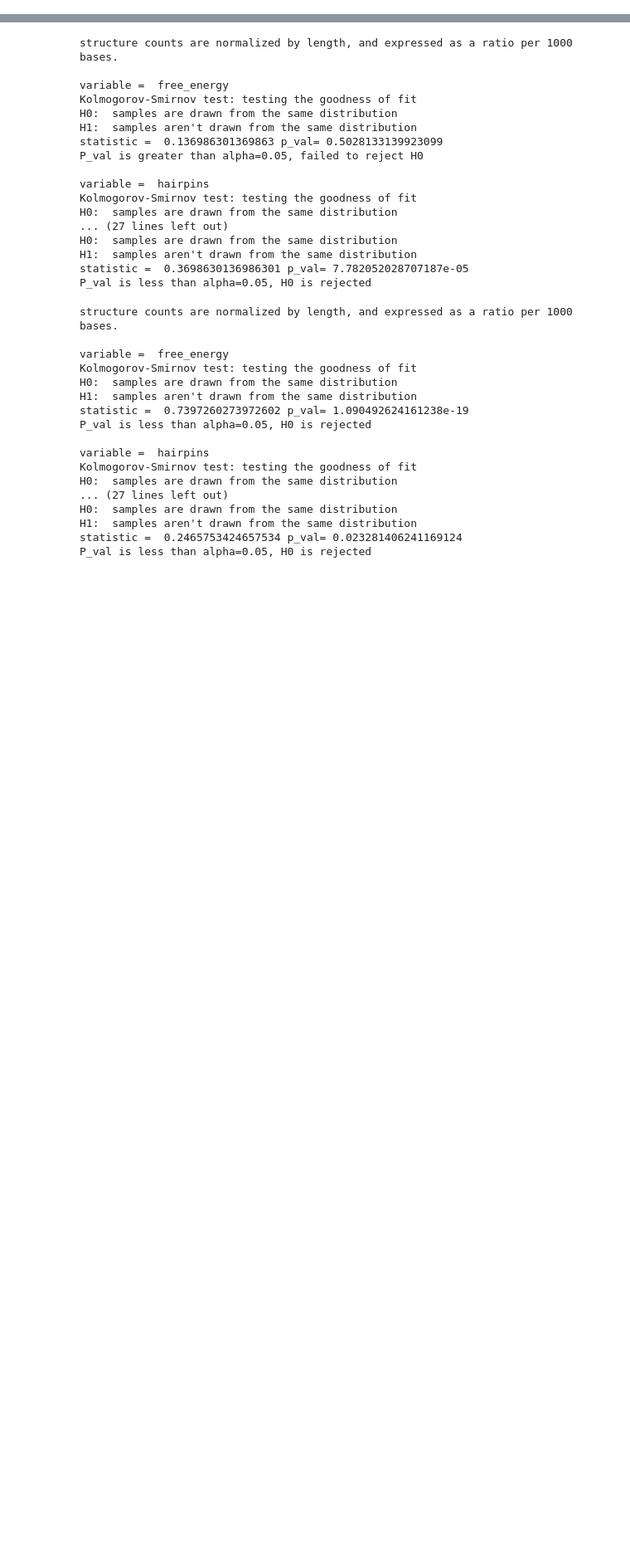
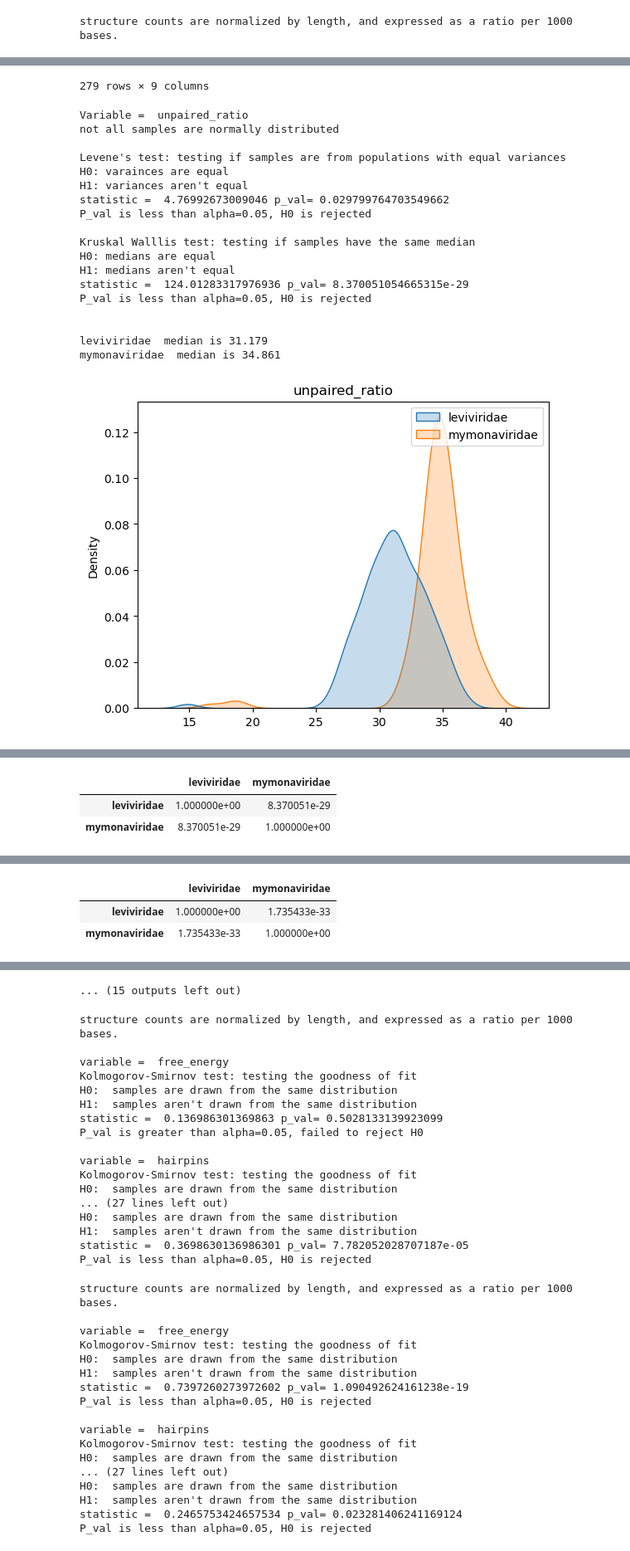
Before and after one commit to RimaSGH/Lab_Project, a Jupyter notebook: statistical analysis.ipynb, the cells around one changed output, grey strips where cells are left out. Shown at 83% size. Saved outputs shown, nothing was run; the diff lists cells and outputs as text; code cells hidden in the pictures; blank space fills up the shorter version.

Commit message:
post hoc test was added

```diff
--- a/statistical analysis.ipynb
+++ b/statistical analysis.ipynb
@@ -75,26 +81,32 @@ def main(*folders_paths,sample_size,normalize=True):
   statistical_analysis(stacked_df,'unpaired_ratio')
   kde_plot(stacked_df,'unpaired_ratio')
   box_plot(stacked_df,'unpaired_ratio')
+  posthoc_dunn(stacked_df,'unpaired_ratio')
 
   statistical_analysis(stacked_df,'free_energy')
   kde_plot(stacked_df,'free_energy')
   box_plot(stacked_df,'free_energy')
+  posthoc_dunn(stacked_df,'free_energy')
 
   statistical_analysis(stacked_df,'multiloops')
   kde_plot(stacked_df,'multiloops')
   box_plot(stacked_df,'multiloops')
+  posthoc_dunn(stacked_df,'multiloops')
 
   statistical_analysis(stacked_df,'stems')
   kde_plot(stacked_df,'stems')
   box_plot(stacked_df,'stems')
+  posthoc_dunn(stacked_df,'stems')
 
   statistical_analysis(stacked_df,'hairpins')
   kde_plot(stacked_df,'hairpins')
   box_plot(stacked_df,'hairpins')
+  posthoc_dunn(stacked_df,'hairpins')
 
   statistical_analysis(stacked_df,'interior_loops')
   kde_plot(stacked_df,'interior_loops')
   box_plot(stacked_df,'interior_loops')
+  posthoc_dunn(stacked_df,'interior_loops')
 
 
 
@@ -183,6 +195,13 @@ def kde_plot(stacked_df,variable):
   for index, row in tmp.iterrows():
     tmp_dict[tmp.iat[index,0]]=tmp.iat[index,1]
 
+  print('\n')
+  for viral_class, values in tmp_dict.items():
+    print(viral_class,' median is', median(values))
+    print(viral_class, 'mean is' , mean(values))
+    print(viral_class, 'var is' , np.var(values,ddof=1))
+    print('\n')
+
   plt1=sns.kdeplot(data=tmp_dict, shade=True, bw=0.3).set(title=variable)
   plt.show()
 
@@ -231,9 +250,9 @@ def test_normality_anderson(sample):
 
 
 #if variances are equal: apply ONE WAY ANOVA
-#else: apply Welch’s Welch’s ANOVA
+#else: apply Welch’s ANOVA
 #H0:means are equal
-#H!:meansa aren't equal
+#H1:means aren't equal
 
 def test_means_normally_distributed(*samples,df,variable,variances_are_equal):
   alpha=0.05
@@ -291,6 +310,25 @@ def test_variances(*samples,normally_distributed):
   if rejected: print('P_val is less than alpha=0.05, H0 is rejected')
   else: print('P_val is greater than alpha=0.05, failed to reject H0 ')
   return not rejected    #if H0 wasn't rejected we expect TRUE as a return value
+
+
+#Kruskal-Wallis post hoc test
+#determines exactly which groups are different
+
+def posthoc_dunn(stacked_df,variable):
+
+  tmp_dict = {}
+  tmp =stacked_df.groupby('viral_class')[variable].apply(list).reset_index(name=variable)
+
+  for index, row in tmp.iterrows():
+    tmp_dict[tmp.iat[index,0]]=tmp.iat[index,1]
+  # Convert dictionary to DataFrame
+  data=pd.DataFrame([(k, val) for k, vals in tmp_dict.items() for val in vals], columns=['viral_class', variable])
+
+  posthoc_test_res=sp.posthoc_dunn(data,val_col=variable, group_col='viral_class',p_adjust = 'bonferroni')
+  print(variable)
+  display(posthoc_test_res)
+  return posthoc_test_res
 # %%
 mymona_path = '/Users/Study/Desktop/BIO project/Data/Pickled/pickled/mymonaviridae'
 cysto_path = '/Users/Study/Desktop/BIO project/Data/Pickled/pickled/cystoviridae'
@@ -495,0 +541,4 @@ P_val is less than alpha=0.05, H0 is rejected
+# %%
+main(levi_path,mymona_path, sample_size=140)
+# %% [output]
+structure counts are normalized by length, and expressed as a ratio per 1000 bases.
@@ -495,0 +557,20 @@ P_val is less than alpha=0.05, H0 is rejected
+279 rows × 9 columns
+Variable =  unpaired_ratio
+not all samples are normally distributed
+
+Levene's test: testing if samples are from populations with equal variances
+H0: varainces are equal
+H1: variances aren't equal
+statistic =  4.76992673009046 p_val= 0.029799764703549662
+P_val is less than alpha=0.05, H0 is rejected
+
+Kruskal Walllis test: testing if samples have the same median
+H0: medians are equal
+H1: medians aren't equal
+statistic =  124.01283317976936 p_val= 8.370051054665315e-29
+P_val is less than alpha=0.05, H0 is rejected
+
+
+leviviridae  median is 31.179
+mymonaviridae  median is 34.861
+[figure, added]
@@ -495,0 +578,3 @@ P_val is less than alpha=0.05, H0 is rejected
+|  | leviviridae | mymonaviridae |
+| leviviridae | 1.000000e+00 | 8.370051e-29 |
+| mymonaviridae | 8.370051e-29 | 1.000000e+00 |
@@ -495,0 +601,3 @@ P_val is less than alpha=0.05, H0 is rejected
+|  | leviviridae | mymonaviridae |
+| leviviridae | 1.000000e+00 | 1.735433e-33 |
+| mymonaviridae | 1.735433e-33 | 1.000000e+00 |
@@ -496,3 +622,4 @@ P_val is less than alpha=0.05, H0 is rejected
+... (15 outputs left out)
 # %%
 def kolmogorov_smirnov_test(*folders_paths,sample_size,normalize=True):
   global NUM_OF_CONTIGS
```
Also changed, not shown: parts of 8 cells of this notebook.
